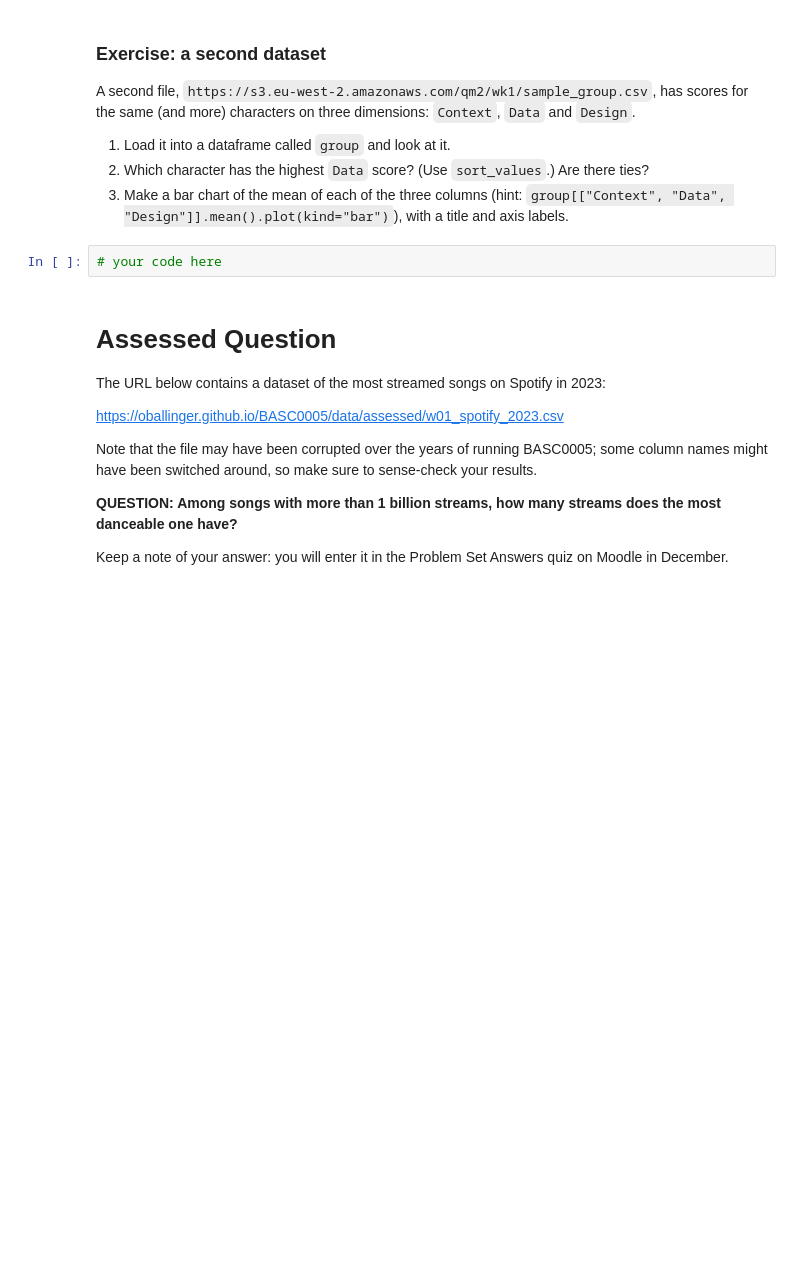
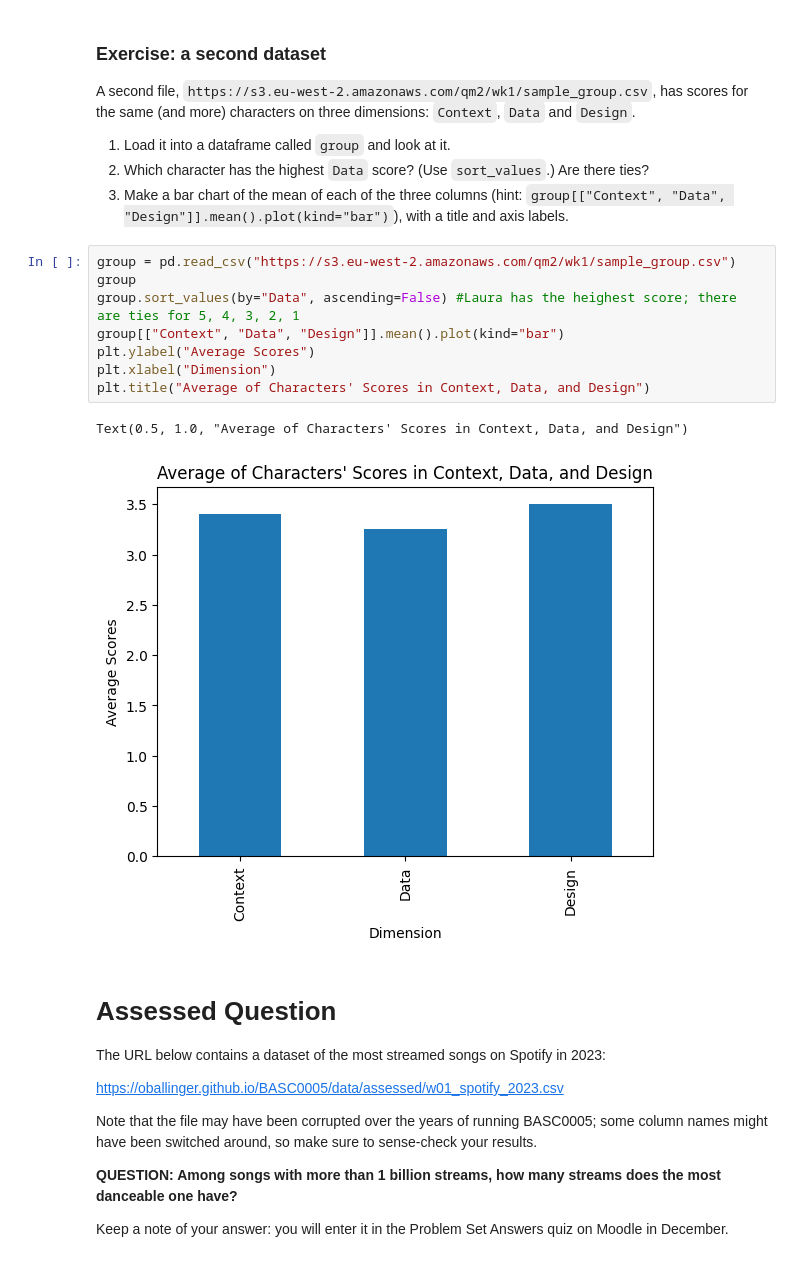
Before and after one commit to uclqpog/QM-2, a Jupyter notebook: notebooks/W01. Python Recap.ipynb, the cells around one changed output. Cells and saved outputs as stored; diff of their text form; blank space fills up the shorter version.

```diff
--- a/notebooks/W01. Python Recap.ipynb
+++ b/notebooks/W01. Python Recap.ipynb
@@ -250,7 +269,16 @@ A second file, `https://s3.eu-west-2.amazonaws.com/qm2/wk1/sample_group.csv`, ha
 2. Which character has the highest `Data` score? (Use `sort_values`.) Are there ties?
 3. Make a bar chart of the mean of each of the three columns (hint: `group[["Context", "Data", "Design"]].mean().plot(kind="bar")`), with a title and axis labels.
 # %%
-# your code here
+group = pd.read_csv("https://s3.eu-west-2.amazonaws.com/qm2/wk1/sample_group.csv")
+group
+group.sort_values(by="Data", ascending=False) #Laura has the heighest score; there are ties for 5, 4, 3, 2, 1
+group[["Context", "Data", "Design"]].mean().plot(kind="bar")
+plt.ylabel("Average Scores")
+plt.xlabel("Dimension")
+plt.title("Average of Characters' Scores in Context, Data, and Design")
+# %% [output]
+Text(0.5, 1.0, "Average of Characters' Scores in Context, Data, and Design")
+[figure, added]
 # %% [markdown]
 # Assessed Question
 
```
Also changed, not shown: parts of 5 cells of this notebook.
